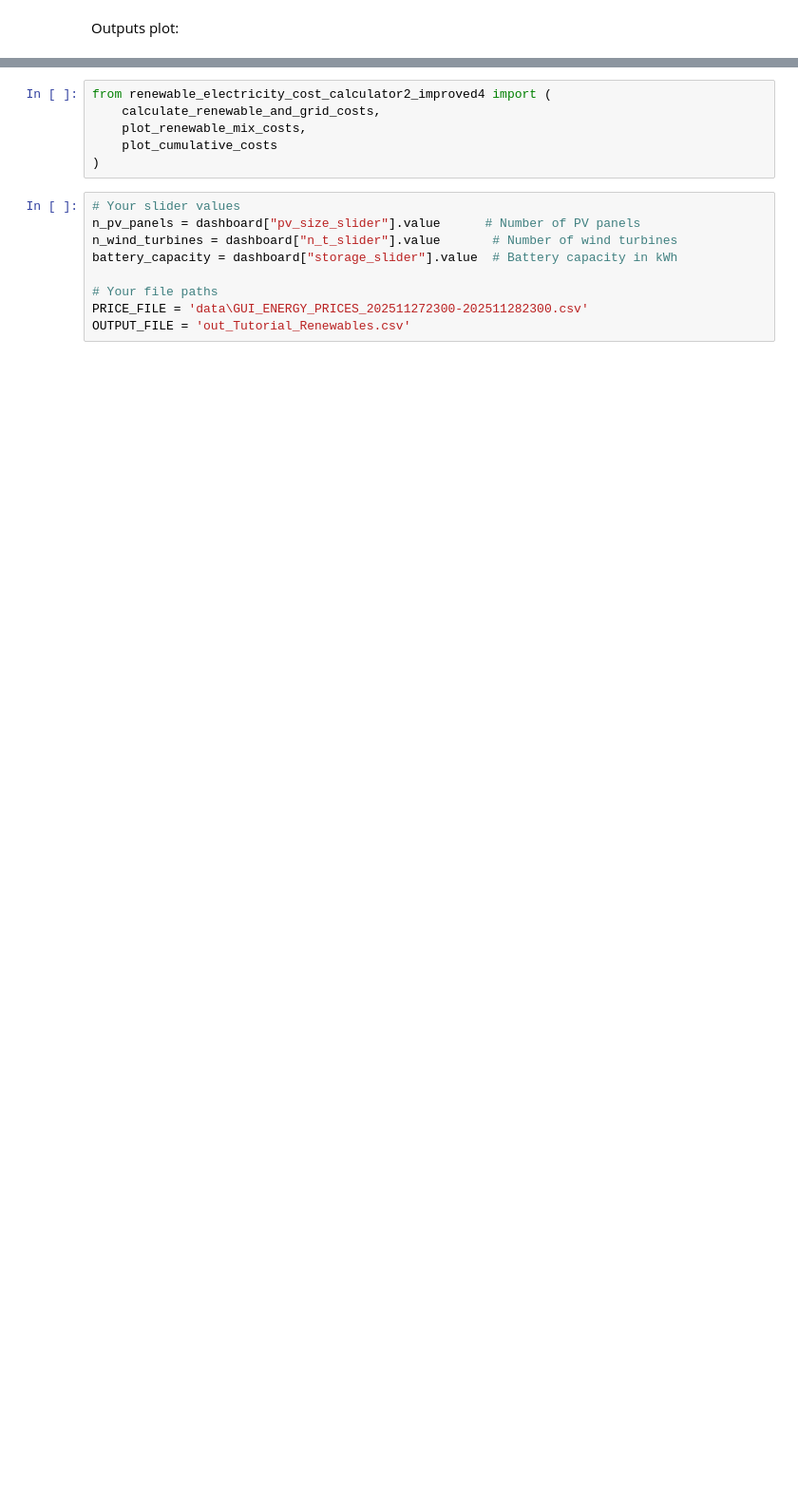
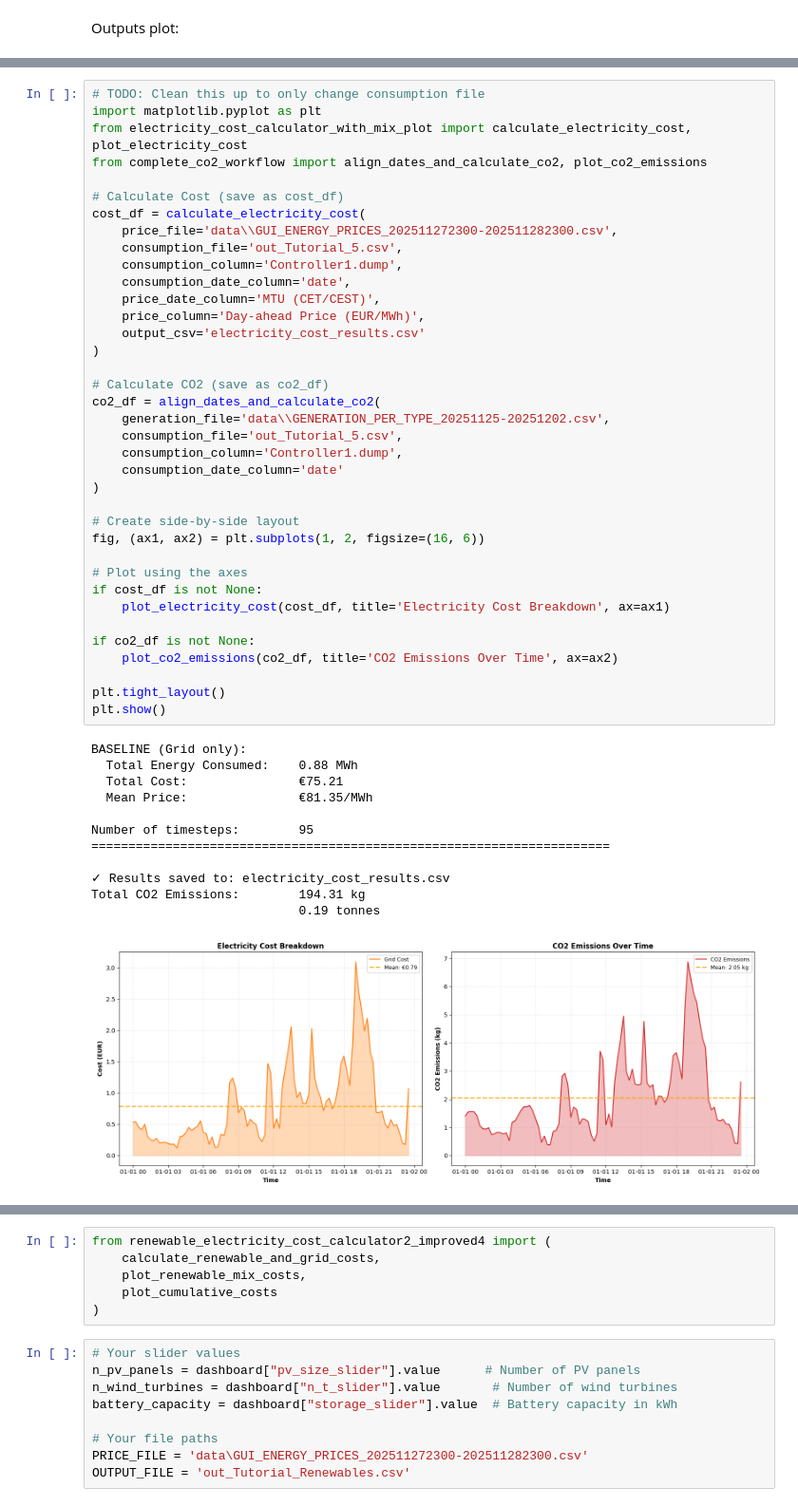
Before and after one commit to Illuminator-team/educational_material, a Jupyter notebook: tutorials/energy_hubs/Energy HUB/EnergyHubTutorial5.ipynb, the cells around one changed output, grey strips where cells are left out. Shown at 95% size. Saved outputs shown, nothing was run; the diff lists cells and outputs as text; blank space fills up the shorter version.

```diff
--- a/tutorials/energy_hubs/Energy HUB/EnergyHubTutorial5.ipynb
+++ b/tutorials/energy_hubs/Energy HUB/EnergyHubTutorial5.ipynb
@@ -223,0 +293,50 @@ Plot the CO2 emissions, the cost of electricity, and a check on grid congestion
+# %%
+# TODO: Clean this up to only change consumption file
+import matplotlib.pyplot as plt
+from electricity_cost_calculator_with_mix_plot import calculate_electricity_cost, plot_electricity_cost
+from complete_co2_workflow import align_dates_and_calculate_co2, plot_co2_emissions
+
+# Calculate Cost (save as cost_df)
+cost_df = calculate_electricity_cost(
+    price_file='data\\GUI_ENERGY_PRICES_202511272300-202511282300.csv',
+    consumption_file='out_Tutorial_5.csv',
+    consumption_column='Controller1.dump',
+    consumption_date_column='date',
+    price_date_column='MTU (CET/CEST)',
+    price_column='Day-ahead Price (EUR/MWh)',
+    output_csv='electricity_cost_results.csv'
+)
+
+# Calculate CO2 (save as co2_df)
+co2_df = align_dates_and_calculate_co2(
+    generation_file='data\\GENERATION_PER_TYPE_20251125-20251202.csv',
+    consumption_file='out_Tutorial_5.csv',
+    consumption_column='Controller1.dump',
+    consumption_date_column='date'
+)
+
+# Create side-by-side layout
+fig, (ax1, ax2) = plt.subplots(1, 2, figsize=(16, 6))
+
+# Plot using the axes
+if cost_df is not None:
+    plot_electricity_cost(cost_df, title='Electricity Cost Breakdown', ax=ax1)
+
+if co2_df is not None:
+    plot_co2_emissions(co2_df, title='CO2 Emissions Over Time', ax=ax2)
+
+plt.tight_layout()
+plt.show()
+# %% [output]
+BASELINE (Grid only):
+  Total Energy Consumed:    0.88 MWh
+  Total Cost:               €75.21
+  Mean Price:               €81.35/MWh
+
+Number of timesteps:        95
+======================================================================
+
+✓ Results saved to: electricity_cost_results.csv
+Total CO2 Emissions:        194.31 kg
+                            0.19 tonnes
+[figure, added]
```
Also changed, not shown: parts of 11 cells of this notebook.
